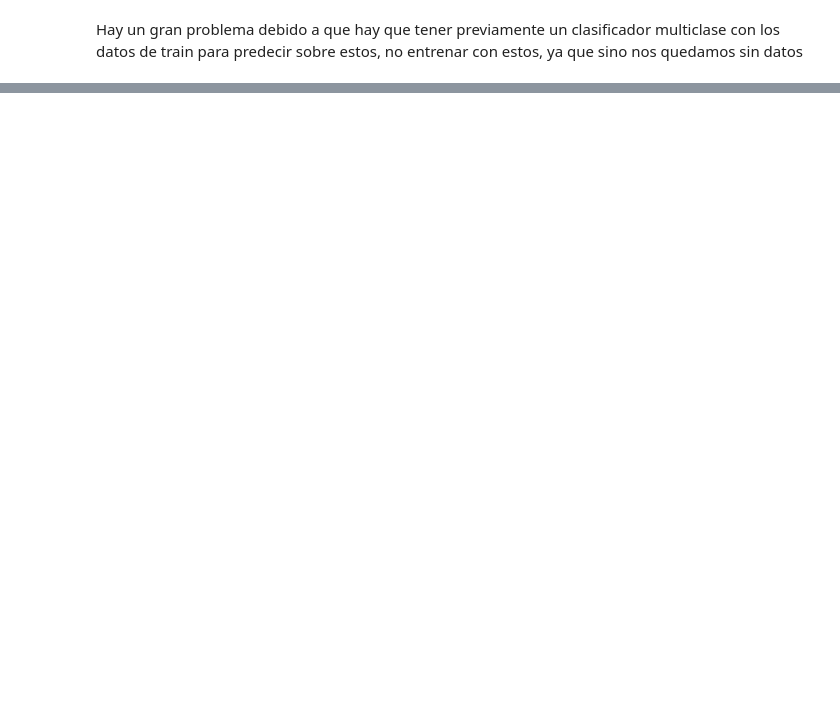
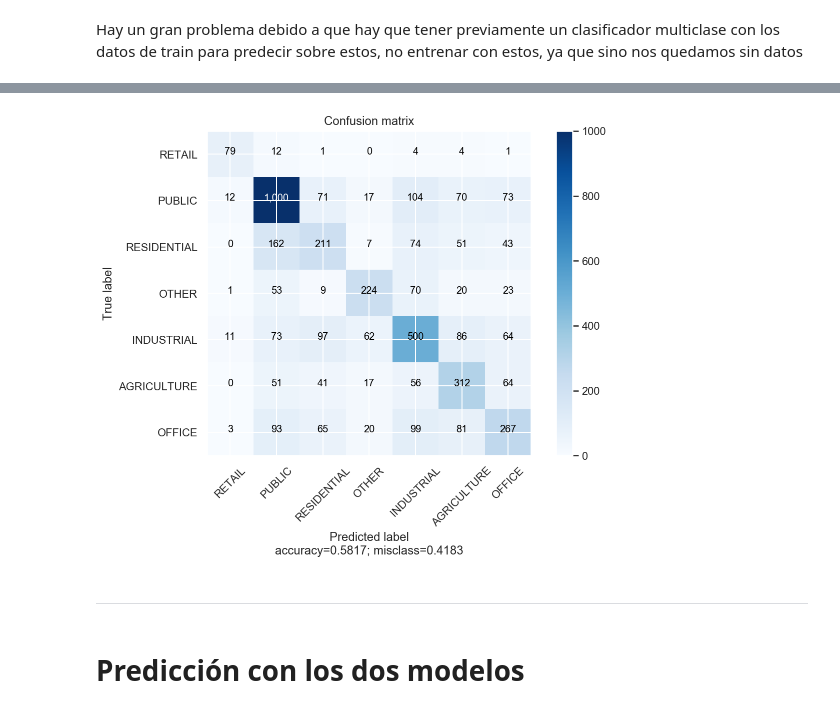
Before and after one commit to cifucg/minsait_land_classification, a Jupyter notebook: binary_model_clasification.ipynb, the cells around one changed output, grey strips where cells are left out. Saved outputs shown, nothing was run; the diff lists cells and outputs as text; code cells hidden in the pictures; blank space fills up the shorter version.

```diff
--- a/binary_model_clasification.ipynb
+++ b/binary_model_clasification.ipynb
@@ -249,0 +361,25 @@ Hay un gran problema debido a que hay que tener previamente un clasificador mult
+# %%
+#Para nuestro primer modelo vamos a usar todas las variables
+X = df_minsait_reduce_multi[df_minsait_reduce_multi.columns[:-2]].copy()
+y = df_minsait_reduce_multi['CLASE'].copy()
+# %%
+X_train, X_test, y_train, y_test = train_test_split(X, y, test_size=0.3, stratify=y, random_state=10)
+# %%
+rfc_p_model = RandomForestClassifier(random_state=10)
+
+parameters = {}
+parameters['clas__max_depth'] = [15, 20, 30] #Quitamos None para que no sobreajuste al conjunto de train y que no pueda hacer la profundidad que el modelo desee.
+                                               # Lo forzamos a ponerle profundidad, como máximo 30, aunque se podría establecer mayor profundidad pero he decidido que sea esa.
+parameters['clas__n_estimators'] = [100, 200, 500]
+parameters['clas__criterion'] = ['gini']
+parameters['clas__class_weight'] = ['balanced']
+
+minsait_pipe_rfc_p = Pipeline(steps=[('clas', rfc_p_model)])
+
+GSR_p = GridSearchCV(minsait_pipe_rfc_p, parameters, cv=5, n_jobs=-1, scoring='accuracy', refit=True, verbose=1)
+GSR_p.fit(X_train, y_train)
+
+print("Mejor score: ", GSR_p.best_score_)
+print("Mejore configuración de parámetros: ", GSR_p.best_params_)
+
+minsait_pipe_rfc_p = GSR_p.best_estimator_
@@ -249,0 +392,10 @@ Hay un gran problema debido a que hay que tener previamente un clasificador mult
+# %%
+y_pred = minsait_pipe_rfc_p.predict(X_test)
+# %%
+plot_confusion_matrix(confusion_matrix(y_test, y_pred), target_names= y_test.unique(), cmap=plt.cm.Blues, normalize=False)
+# %% [output]
+[figure, added]
+# %% [markdown]
+---
+# %% [markdown]
+# Predicción con los dos modelos
```
Also changed, not shown: parts of 30 cells of this notebook.
